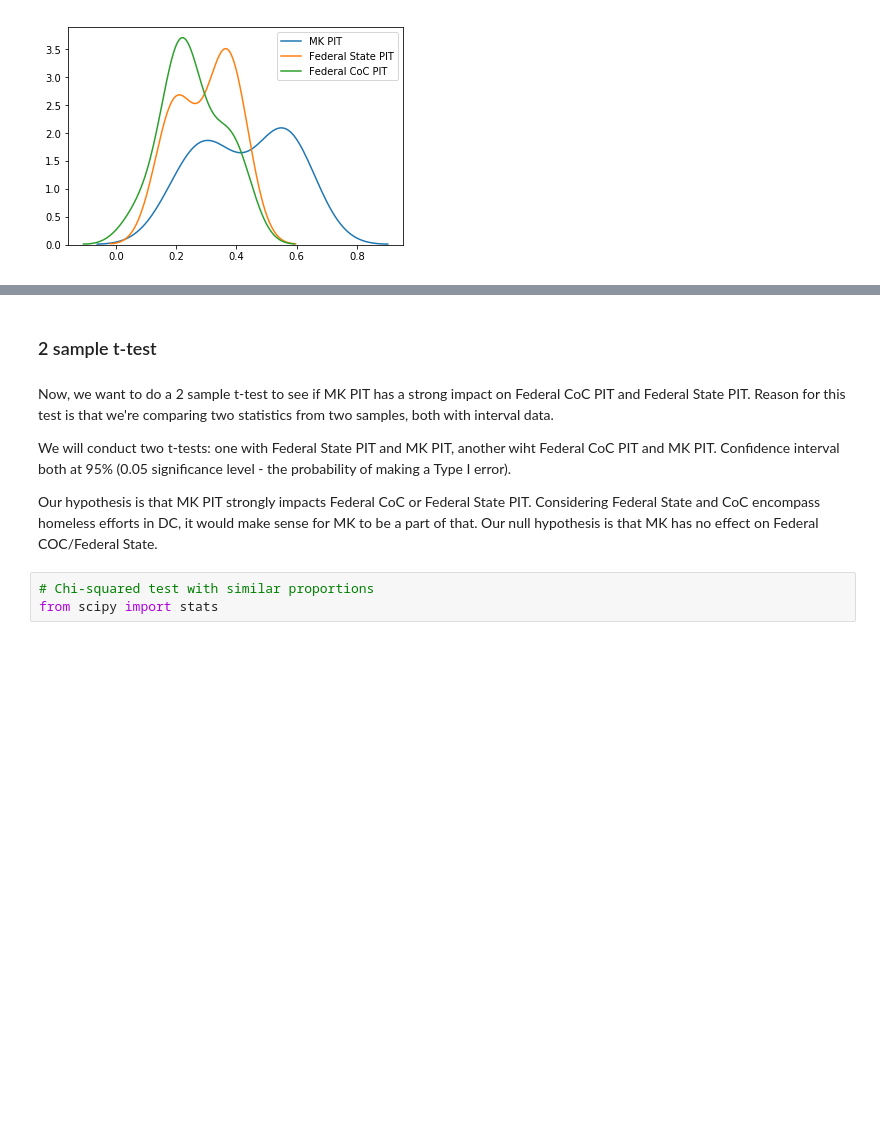
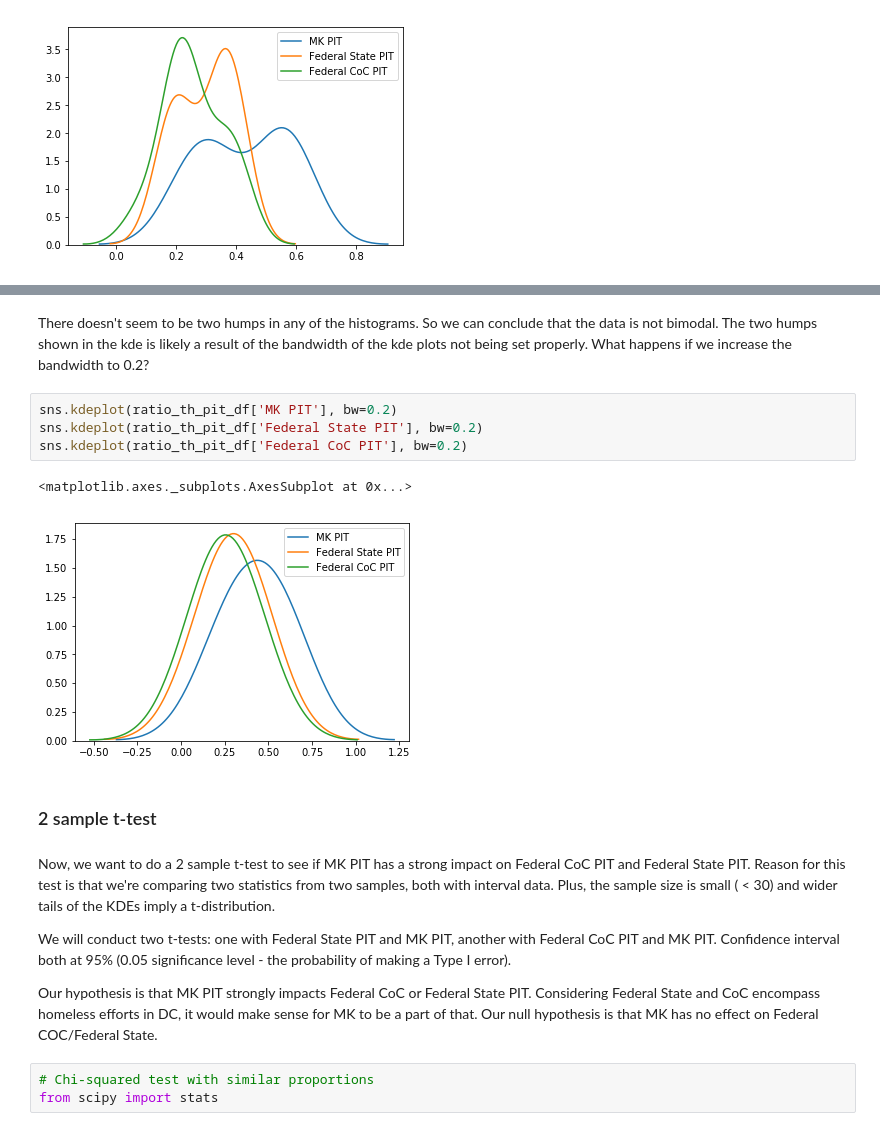
Before and after one commit to hd2zm/Data-Science-Projects, a Jupyter notebook: Data-Made-Me-Donate/PIT/Showing MK's Impact using PIT.ipynb, the cells around one changed output, grey strips where cells are left out. Saved outputs shown, nothing was run; the diff lists cells and outputs as text; blank space fills up the shorter version.

```diff
--- a/Data-Made-Me-Donate/PIT/Showing MK's Impact using PIT.ipynb
+++ b/Data-Made-Me-Donate/PIT/Showing MK's Impact using PIT.ipynb
@@ -99,9 +130,18 @@ sns.kdeplot(ratio_th_pit_df['Federal CoC PIT'])
+# %% [markdown]
+There doesn't seem to be two humps in any of the histograms. So we can conclude that the data is not bimodal. The two humps shown in the kde is likely a result of the bandwidth of the kde plots not being set properly. What happens if we increase the bandwidth to 0.2?
+# %%
+sns.kdeplot(ratio_th_pit_df['MK PIT'], bw=0.2)
+sns.kdeplot(ratio_th_pit_df['Federal State PIT'], bw=0.2)
+sns.kdeplot(ratio_th_pit_df['Federal CoC PIT'], bw=0.2)
+# %% [output]
+<matplotlib.axes._subplots.AxesSubplot at 0x...>
+[figure, added]
 # %% [markdown]
 ### 2 sample t-test
 # %% [markdown]
-Now, we want to do a 2 sample t-test to see if MK PIT has a strong impact on Federal CoC PIT and Federal State PIT. Reason for this test is that we're comparing two statistics from two samples, both with interval data.
+Now, we want to do a 2 sample t-test to see if MK PIT has a strong impact on Federal CoC PIT and Federal State PIT. Reason for this test is that we're comparing two statistics from two samples, both with interval data. Plus, the sample size is small ( < 30) and wider tails of the KDEs imply a t-distribution.
 
-We will conduct two t-tests: one with Federal State PIT and MK PIT, another wiht Federal CoC PIT and MK PIT. Confidence interval both at 95% (0.05 significance level - the probability of making a Type I error).
+We will conduct two t-tests: one with Federal State PIT and MK PIT, another with Federal CoC PIT and MK PIT. Confidence interval both at 95% (0.05 significance level - the probability of making a Type I error).
 
 Our hypothesis is that MK PIT strongly impacts Federal CoC or Federal State PIT. Considering Federal State and CoC encompass homeless efforts in DC, it would make sense for MK to be a part of that. Our null hypothesis is that MK has no effect on Federal COC/Federal State.
 # %%
```
Also changed, not shown: parts of 12 cells of this notebook.
